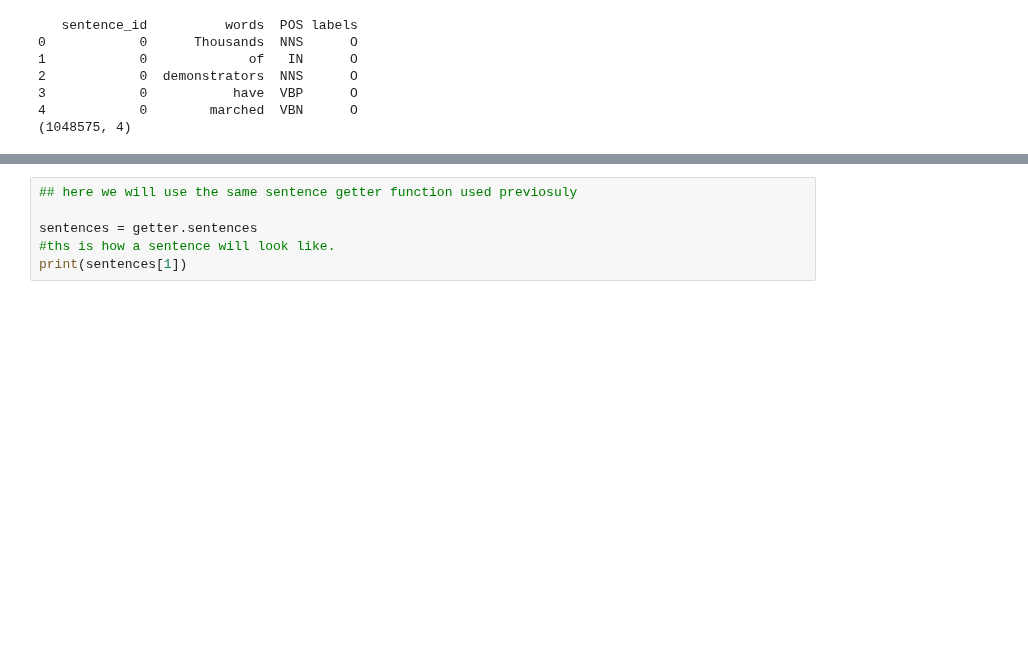
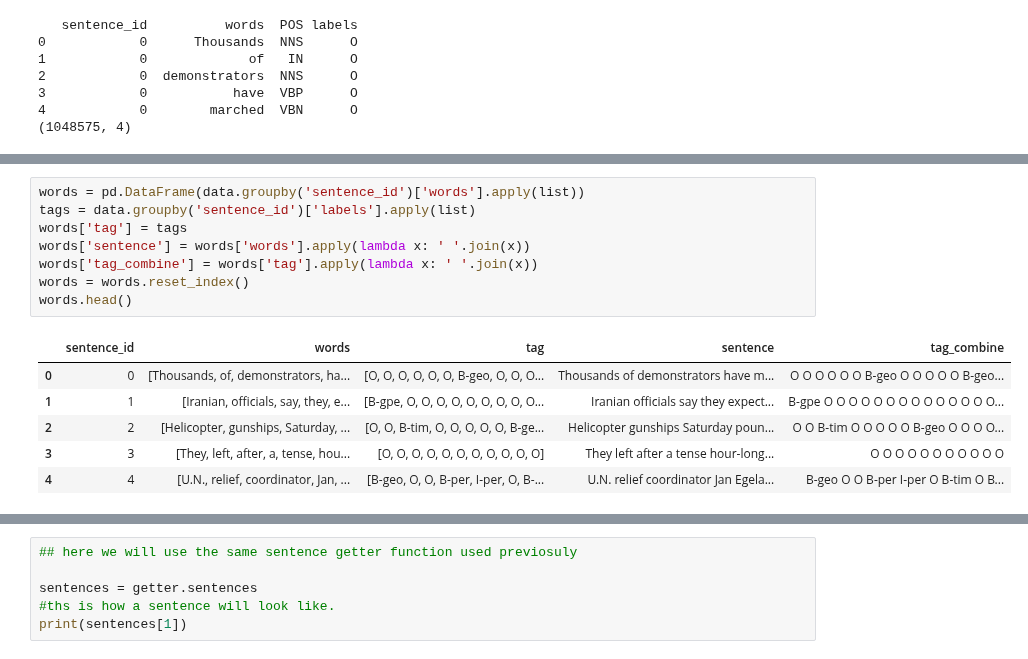
Before and after one commit to pypratikyesankar9/NLP_demystified, a Jupyter notebook: Named_entity_first_cut_model.ipynb, the cells around one changed output, grey strips where cells are left out. Cells and saved outputs as stored; diff of their text form; blank space fills up the shorter version.

```diff
--- a/Named_entity_first_cut_model.ipynb
+++ b/Named_entity_first_cut_model.ipynb
@@ -815,0 +813,15 @@ AttributeError: 'list' object has no attribute 'iterrows'
+# %%
+words = pd.DataFrame(data.groupby('sentence_id')['words'].apply(list))
+tags = data.groupby('sentence_id')['labels'].apply(list)
+words['tag'] = tags
+words['sentence'] = words['words'].apply(lambda x: ' '.join(x))
+words['tag_combine'] = words['tag'].apply(lambda x: ' '.join(x))
+words = words.reset_index()
+words.head()
+# %% [output]
+|  | sentence_id | words | tag | sentence | tag_combine |
+| 0 | 0 | [Thousands, of, demonstrators, ha... | [O, O, O, O, O, O, B-geo, O, O, O... | Thousands of demonstrators have m... | O O O O O O B-geo O O O O O B-geo... |
+| 1 | 1 | [Iranian, officials, say, they, e... | [B-gpe, O, O, O, O, O, O, O, O, O... | Iranian officials say they expect... | B-gpe O O O O O O O O O O O O O O... |
+| 2 | 2 | [Helicopter, gunships, Saturday, ... | [O, O, B-tim, O, O, O, O, O, B-ge... | Helicopter gunships Saturday poun... | O O B-tim O O O O O B-geo O O O O... |
+| 3 | 3 | [They, left, after, a, tense, hou... | [O, O, O, O, O, O, O, O, O, O, O] | They left after a tense hour-long... | O O O O O O O O O O O |
+| 4 | 4 | [U.N., relief, coordinator, Jan, ... | [B-geo, O, O, B-per, I-per, O, B-... | U.N. relief coordinator Jan Egela... | B-geo O O B-per I-per O B-tim O B... |
```
Also changed, not shown: parts of 25 cells of this notebook.
